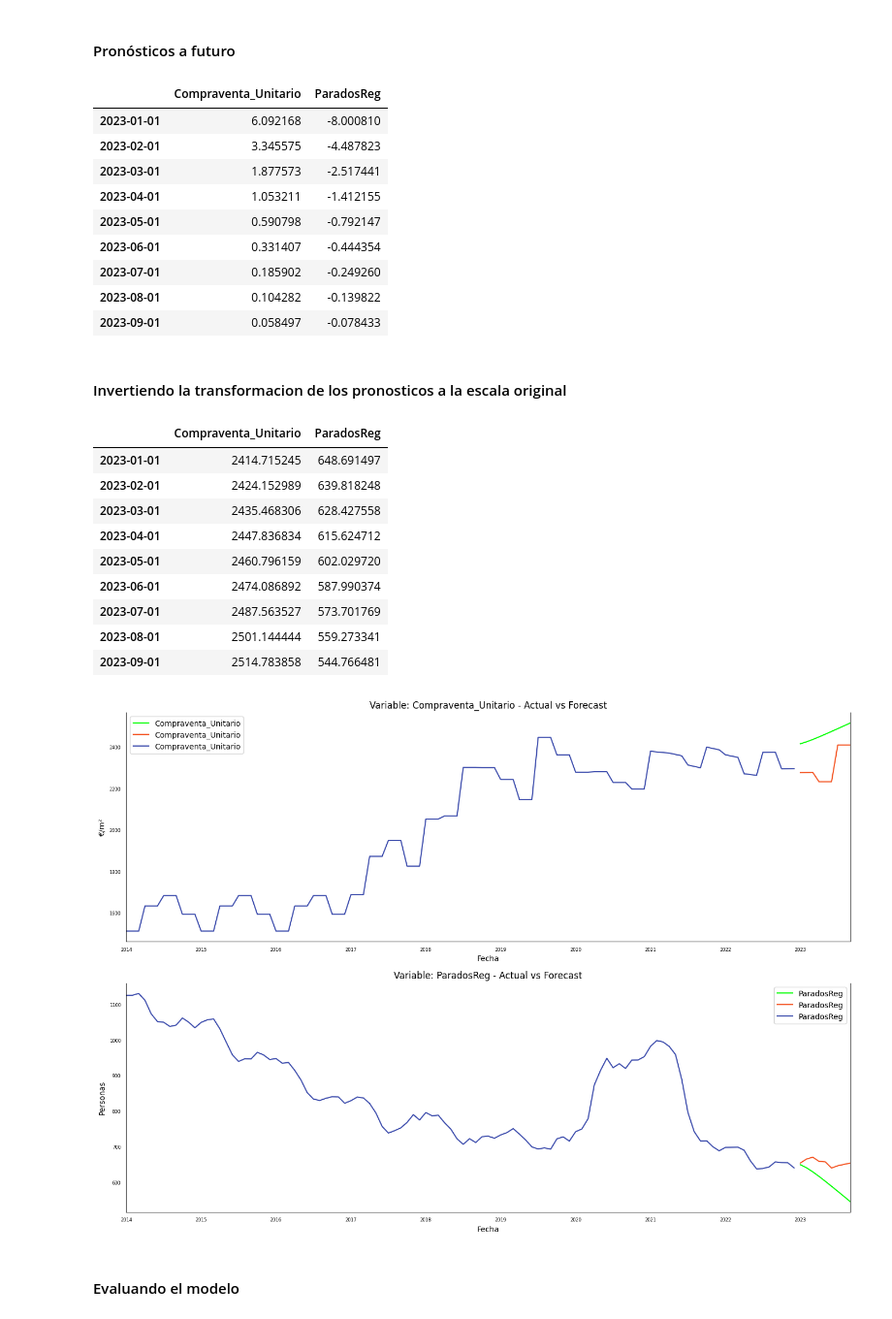
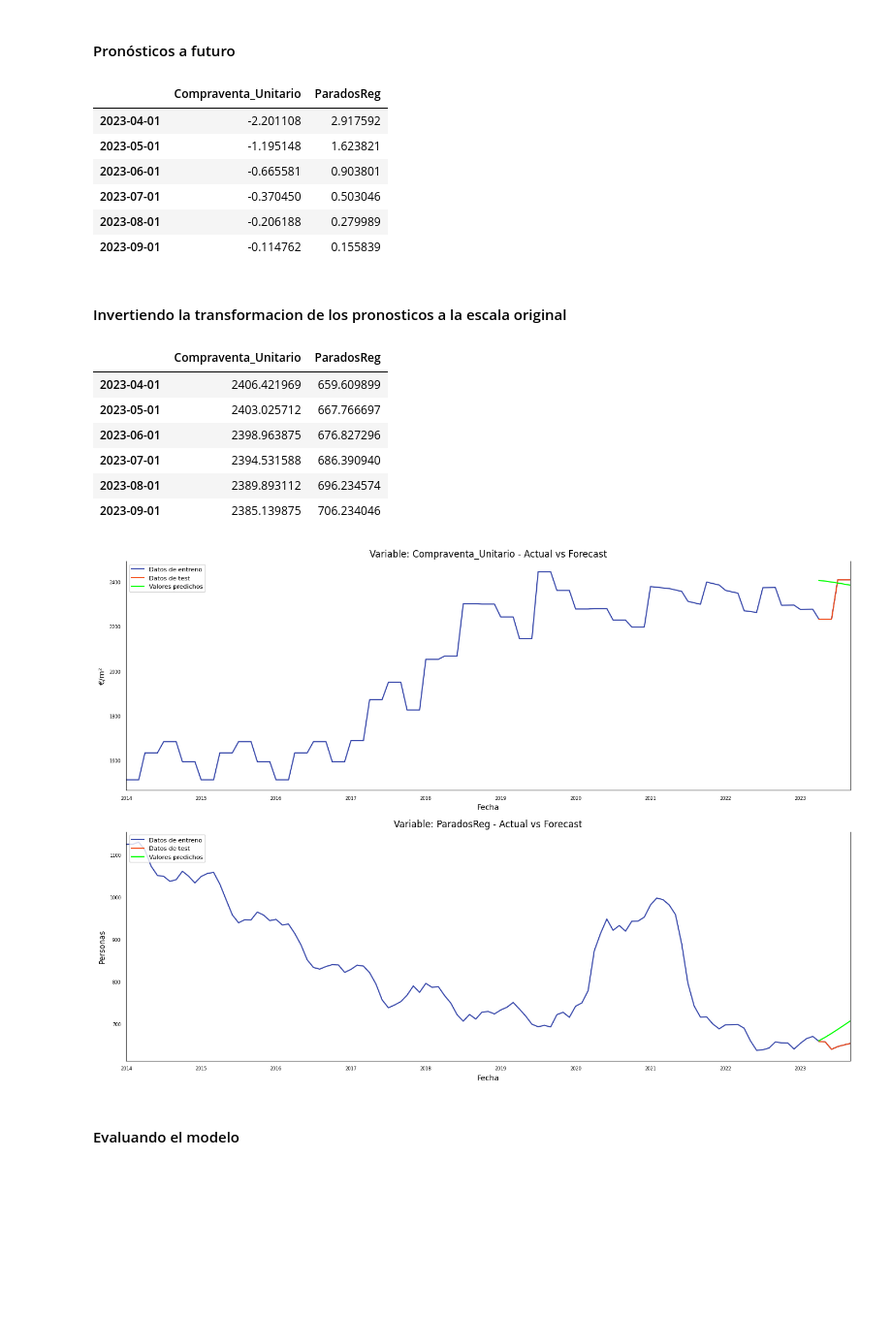
Before and after one commit to dmunozbe/TFM_DataScience, a Jupyter notebook: Forecasting/08. Nou Barris/Forecasting_(Indicador_1).ipynb, the cells around one changed output. Shown at 97% size. Cells and saved outputs as stored; diff of their text form; code cells hidden in the pictures; blank space fills up the shorter version.

```diff
--- a/Forecasting/08. Nou Barris/Forecasting_(Indicador_1).ipynb
+++ b/Forecasting/08. Nou Barris/Forecasting_(Indicador_1).ipynb
@@ -171,7 +171,7 @@ Tambien podemos observar como las 2 variables tienen una alta correlacion invers
 # %% [markdown]
 ### Dividir los datos en conjunto de Entrenamiento y Prueba
 # %%
-fecha_division = '2023-01-01'
+fecha_division = '2023-04-01'
 
 X_train, X_test = df_paroBarna[df_paroBarna.index<fecha_division], df_paroBarna[df_paroBarna.index>=fecha_division]
 print(X_train.shape, X_test.shape)
@@ -496,7 +490,7 @@ print('Orden del modelo:', lag_order)
 # Input data para hacer forecasting (pronósticos a futuro)
 input_data = X_train_transformed.values[-lag_order:]
 # Forecasting
-pred = res.forecast(y=input_data, steps=9)
+pred = res.forecast(y=input_data, steps=6)
 pred = (pd.DataFrame(pred, index=X_test.index, columns=X_test.columns + '_pred'))
 print('Predicciones:')
 pred
@@ -561,11 +549,12 @@ fig, axes = plt.subplots(nrows = int(len(X_train.columns)), ncols = 1, dpi = 100
 mi_lista = ['€/m²', 'Personas']
 
 for i, (col,ax) in enumerate(zip(X_train.columns, axes.flatten())):
+    df_paroBarna[col].plot(color = '#3949AB', legend = True, ax = ax)
+    X_test[col].plot(color = '#F4511E', legend = True, ax = ax)
     output[col].plot(color = '#00FF00', legend = True, ax = ax).autoscale(axis =' x',tight = True)
-    X_test[col].plot(color = '#F4511E', legend = True, ax = ax)
-    X_train[col].plot(color = '#3949AB', legend = True, ax = ax)
 
-    ax.set_title('Variable: ' + col + ' - Actual vs Forecast')
+
+    ax.set_title('Variable: ' + col +  ' - Actual vs Forecast')
     ax.set_ylabel(mi_lista[i])  # Establecer etiqueta del eje y
     ax.xaxis.set_ticks_position('none')
     ax.yaxis.set_ticks_position('none')
@@ -573,6 +562,9 @@ for i, (col,ax) in enumerate(zip(X_train.columns, axes.flatten())):
     ax.spines["top"].set_alpha(0)
     ax.tick_params(labelsize = 6)
 
+    handles, labels = ax.get_legend_handles_labels()
+    ax.legend(handles, ['Datos de entreno', 'Datos de test', 'Valores predichos'], loc='upper left', fontsize=8)
+
 plt.tight_layout()
 plt.savefig('actual_forecast.png')
 plt.show()
@@ -751,20 +745,17 @@ plt.show()
 # %% [markdown]
 #### Pronósticos a futuro
 # %%
-result = model.forecast(steps = 9)
+result = model.forecast(steps = 6)
 # %%
 result
 # %% [output]
 |  | Compraventa_Unitario | ParadosReg |
-| 2023-01-01 | 6.092168 | -8.000810 |
-| 2023-02-01 | 3.345575 | -4.487823 |
-| 2023-03-01 | 1.877573 | -2.517441 |
-| 2023-04-01 | 1.053211 | -1.412155 |
-| 2023-05-01 | 0.590798 | -0.792147 |
-| 2023-06-01 | 0.331407 | -0.444354 |
-| 2023-07-01 | 0.185902 | -0.249260 |
-| 2023-08-01 | 0.104282 | -0.139822 |
-| 2023-09-01 | 0.058497 | -0.078433 |
+| 2023-04-01 | -2.201108 | 2.917592 |
+| 2023-05-01 | -1.195148 | 1.623821 |
+| 2023-06-01 | -0.665581 | 0.903801 |
+| 2023-07-01 | -0.370450 | 0.503046 |
+| 2023-08-01 | -0.206188 | 0.279989 |
+| 2023-09-01 | -0.114762 | 0.155839 |
 # %% [markdown]
 #### Invertiendo la transformacion de los pronosticos a la escala original
 # %%
@@ -783,38 +774,39 @@ res = inverse_diff(df_paroBarna[['Compraventa_Unitario', 'ParadosReg']],result,T
 res
 # %% [output]
 |  | Compraventa_Unitario | ParadosReg |
-| 2023-01-01 | 2414.715245 | 648.691497 |
-| 2023-02-01 | 2424.152989 | 639.818248 |
-| 2023-03-01 | 2435.468306 | 628.427558 |
-| 2023-04-01 | 2447.836834 | 615.624712 |
-| 2023-05-01 | 2460.796159 | 602.029720 |
-| 2023-06-01 | 2474.086892 | 587.990374 |
-| 2023-07-01 | 2487.563527 | 573.701769 |
-| 2023-08-01 | 2501.144444 | 559.273341 |
-| 2023-09-01 | 2514.783858 | 544.766481 |
+| 2023-04-01 | 2406.421969 | 659.609899 |
+| 2023-05-01 | 2403.025712 | 667.766697 |
+| 2023-06-01 | 2398.963875 | 676.827296 |
+| 2023-07-01 | 2394.531588 | 686.390940 |
+| 2023-08-01 | 2389.893112 | 696.234574 |
+| 2023-09-01 | 2385.139875 | 706.234046 |
 # %%
 # Actual vs Forecasted Plots
 fig, axes = plt.subplots(nrows = int(len(X_train.columns)), ncols = 1, dpi = 100, figsize = (14,10))
 mi_lista = ['€/m²', 'Personas']
 
 for i, (col,ax) in enumerate(zip(X_train.columns, axes.flatten())):
+    df_paroBarna [col].plot(color = '#3949AB', legend = True, ax = ax)
+    X_test[col].plot(color = '#F4511E', legend = True, ax = ax)
     res[col].plot(color = '#00FF00', legend = True, ax = ax).autoscale(axis =' x',tight = True)
-    X_test[col].plot(color = '#F4511E', legend = True, ax = ax)
-    X_train[col].plot(color = '#3949AB', legend = True, ax = ax)
+
 
     ax.set_title('Variable: ' + col + ' - Actual vs Forecast')
     ax.set_ylabel(mi_lista[i])  # Establecer etiqueta del eje y
     ax.xaxis.set_ticks_position('none')
     ax.yaxis.set_ticks_position('none')
 
     ax.spines["top"].set_alpha(0)
     ax.tick_params(labelsize = 6)
 
+    handles, labels = ax.get_legend_handles_labels()
+    ax.legend(handles, ['Datos de entreno', 'Datos de test', 'Valores predichos'], loc='upper left', fontsize=8)
+
 plt.tight_layout()
 plt.savefig('actual_forecast.png')
 plt.show()
 # %% [output]
-[figure, old version]
+[figure, new version]
 # %% [markdown]
 #### Evaluando el modelo
 # %%
```
Also changed, not shown: parts of 31 cells of this notebook.
